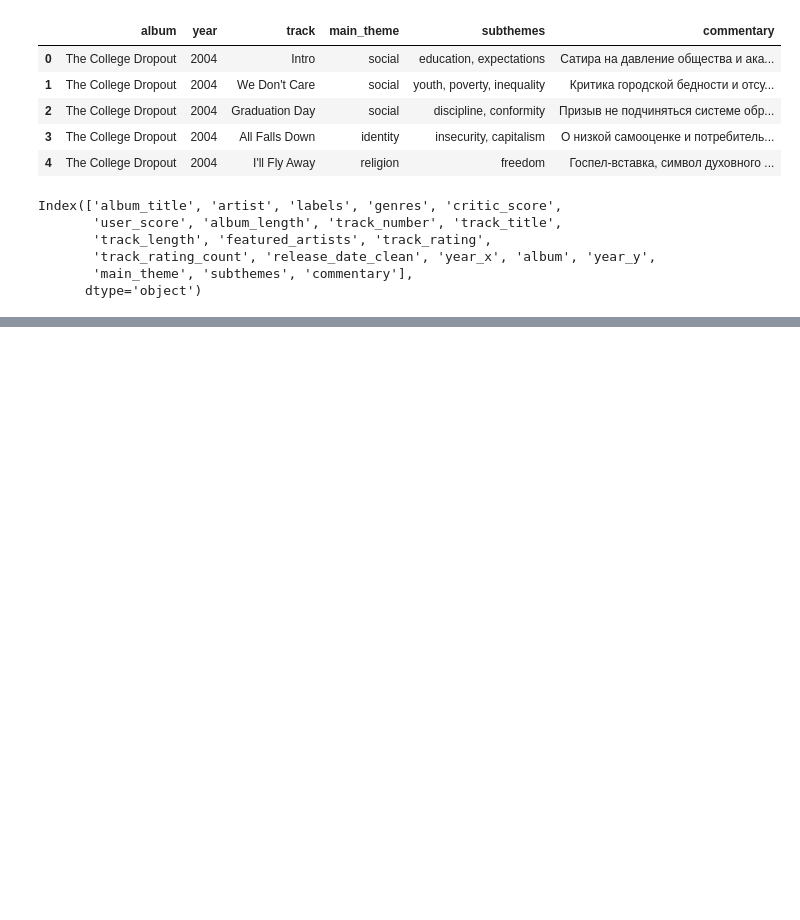
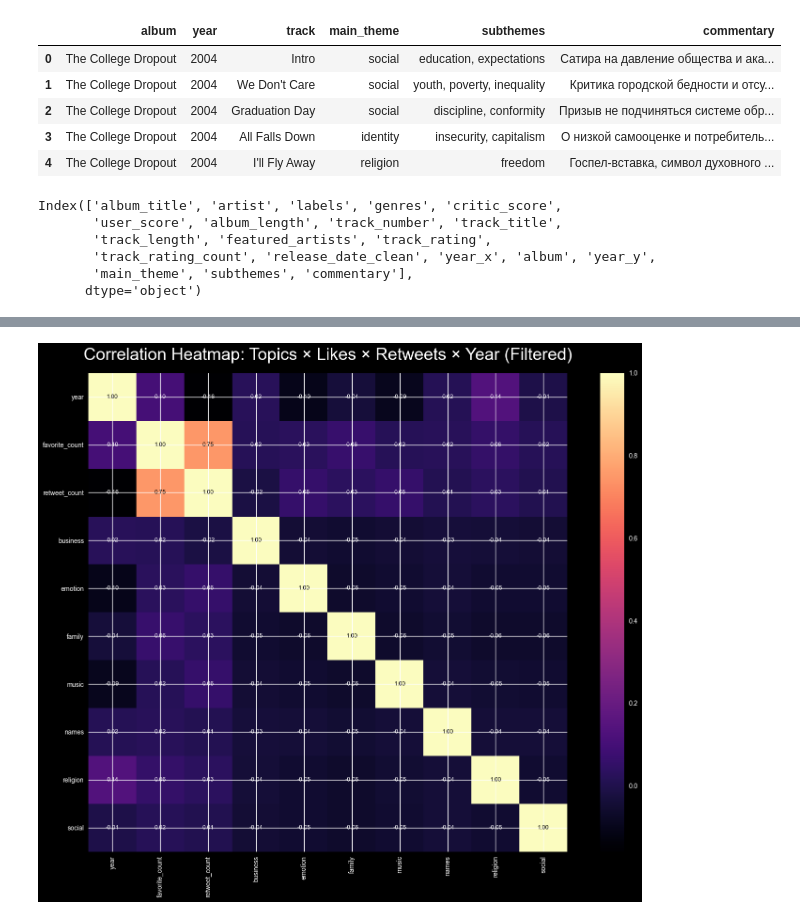
Before and after one commit to reeenss/gp3-hse-uraura, a Jupyter notebook: ye/ye_eda.ipynb, the cells around one changed output, grey strips where cells are left out. Saved outputs shown, nothing was run; the diff lists cells and outputs as text; code cells hidden in the pictures; blank space fills up the shorter version.

```diff
--- a/ye/ye_eda.ipynb
+++ b/ye/ye_eda.ipynb
@@ -919,0 +990,16 @@ merged.head(3)
+# %%
+import pandas as pd
+
+# год
+tweets["year"] = tweets["created_at"].dt.year
+
+# one-hot кодирование тем
+topic_dummies = pd.get_dummies(tweets["topic"])
+
+# собираем датафрейм для корреляции
+corr_df = pd.concat([
+    tweets[["year", "favorite_count", "retweet_count"]],
+    topic_dummies
+], axis=1)
+
+corr_df.head()
@@ -919,0 +1013,3 @@ merged.head(3)
+# %%
+corr_matrix = corr_df.corr()
+corr_matrix
@@ -919,0 +1030,44 @@ merged.head(3)
+# %%
+import matplotlib.pyplot as plt
+import numpy as np
+plt.style.use("dark_background")
+
+# --- Удаляем general и other из корреляционной матрицы ---
+corr_clean = corr_matrix.drop(index=["general", "other"], errors="ignore") \
+                        .drop(columns=["general", "other"], errors="ignore")
+
+fig, ax = plt.subplots(figsize=(18, 12))
+
+# heatmap
+cax = ax.imshow(corr_clean, cmap="magma")
+
+# подписи осей
+ax.set_xticks(range(len(corr_clean.columns)))
+ax.set_xticklabels(corr_clean.columns, rotation=90, fontsize=10)
+
+ax.set_yticks(range(len(corr_clean.index)))
+ax.set_yticklabels(corr_clean.index, fontsize=10)
+
+ax.set_title(
+    "Correlation Heatmap: Topics × Likes × Retweets × Year (Filtered)",
+    fontsize=26, pad=20
+)
+
+# === Подписи значений в ячейках ===
+for i in range(corr_clean.shape[0]):
+    for j in range(corr_clean.shape[1]):
+        val = corr_clean.iloc[i, j]
+        text_color = "white" if abs(val) < 0.5 else "black"  # адаптивный цвет подписей
+        ax.text(
+            j, i, f"{val:.2f}",
+            ha="center", va="center",
+            color=text_color, fontsize=9
+        )
+
+# colorbar
+fig.colorbar(cax, fraction=0.03, pad=0.04)
+
+plt.tight_layout()
+plt.show()
+# %% [output]
+[figure, added]
```
Also changed, not shown: parts of 22 cells of this notebook, 11 other files.
